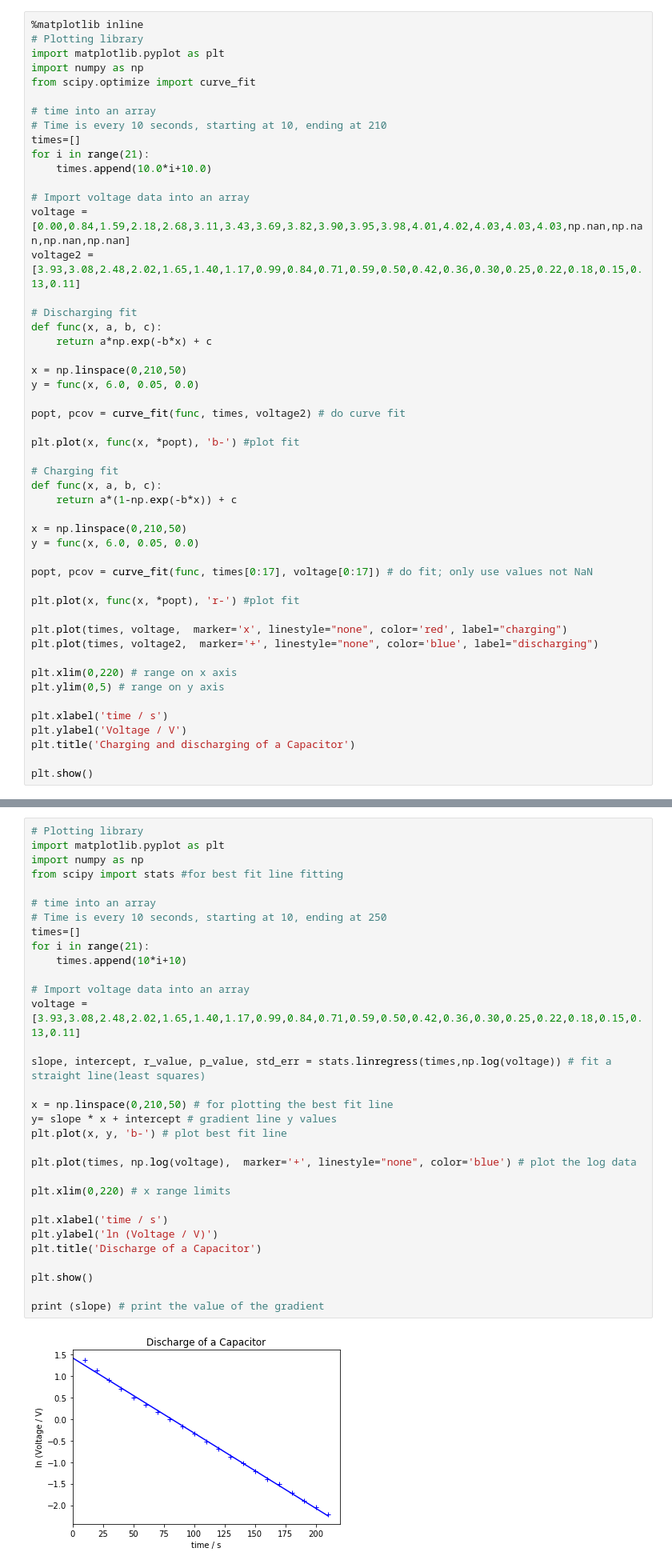
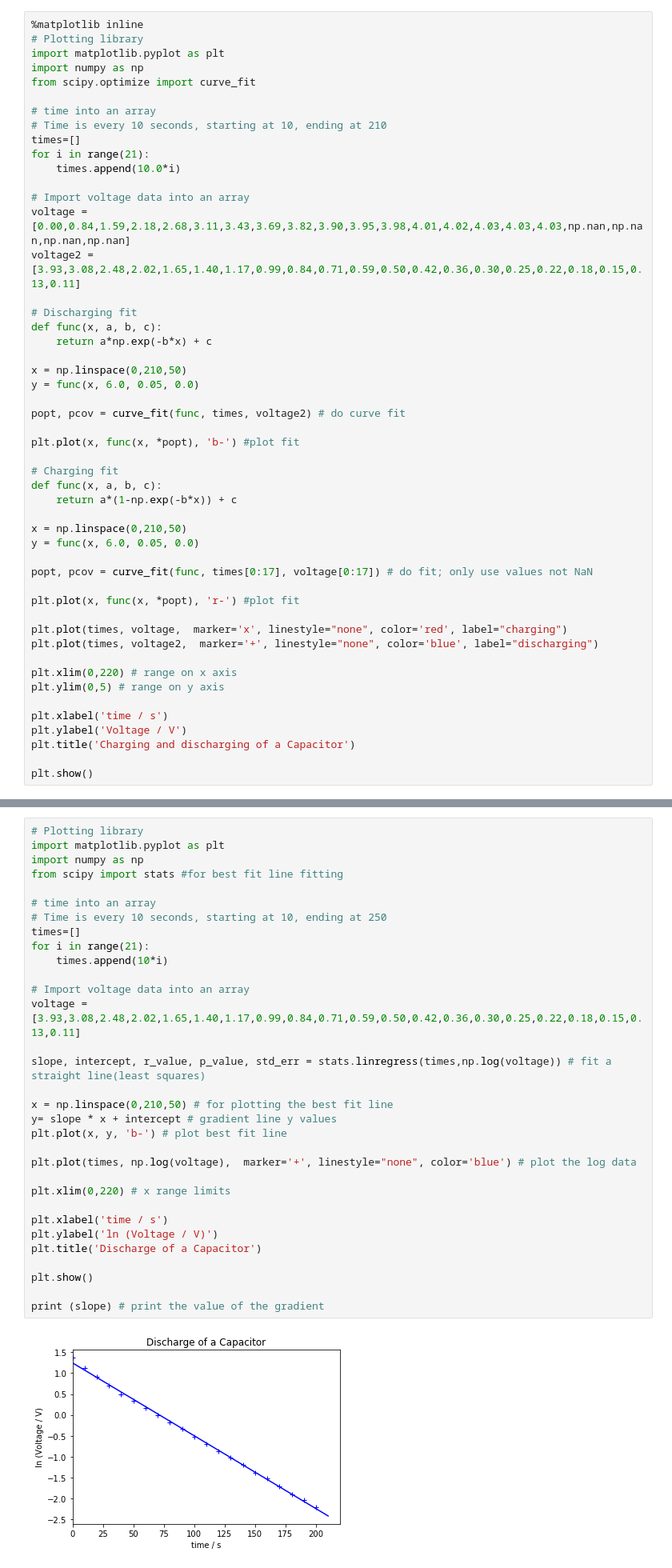
Before and after one commit to andrewcnorman/aqa-alevel-practicals, a Jupyter notebook: capacitorcharge-discharge-writeup.ipynb, the cells around one changed output, grey strips where cells are left out. Shown: that part at 80% size. Saved outputs shown, nothing was run; the diff lists cells and outputs as text.

```diff
--- a/capacitorcharge-discharge-writeup.ipynb
+++ b/capacitorcharge-discharge-writeup.ipynb
@@ -86,7 +86,7 @@ from scipy.optimize import curve_fit
 # Time is every 10 seconds, starting at 10, ending at 210
 times=[]
 for i in range(21):
-    times.append(10.0*i+10.0)
+    times.append(10.0*i)
 
 # Import voltage data into an array
 voltage = [0.00,0.84,1.59,2.18,2.68,3.11,3.43,3.69,3.82,3.90,3.95,3.98,4.01,4.02,4.03,4.03,4.03,np.nan,np.nan,np.nan,np.nan]
@@ -145,35 +145,35 @@ Here is this second plot:
 import matplotlib.pyplot as plt
 import numpy as np
 from scipy import stats #for best fit line fitting
 
 # time into an array
 # Time is every 10 seconds, starting at 10, ending at 250
 times=[]
 for i in range(21):
-    times.append(10*i+10)
+    times.append(10*i)
 
 # Import voltage data into an array
 voltage = [3.93,3.08,2.48,2.02,1.65,1.40,1.17,0.99,0.84,0.71,0.59,0.50,0.42,0.36,0.30,0.25,0.22,0.18,0.15,0.13,0.11]
 
 slope, intercept, r_value, p_value, std_err = stats.linregress(times,np.log(voltage)) # fit a straight line(least squares)
 
 x = np.linspace(0,210,50) # for plotting the best fit line
 y= slope * x + intercept # gradient line y values
 plt.plot(x, y, 'b-') # plot best fit line
 
 plt.plot(times, np.log(voltage),  marker='+', linestyle="none", color='blue') # plot the log data
 
 plt.xlim(0,220) # x range limits
 
 plt.xlabel('time / s')
 plt.ylabel('ln (Voltage / V)')
 plt.title('Discharge of a Capacitor')
 
 plt.show()
 
 print (slope) # print the value of the gradient
 # %% [output]
-[figure, old version]
+[figure, new version]
 -0.0174717803181
 # %% [markdown]
 The value of the gradient (representing $-1/RC$ in s$^{-1}$) gives a value of $RC=\SI{57}{s}$, which is quite a way from the $\SI{48}{s}$ I expected it to be.
```
Also changed, not shown: parts of 1 cell of this notebook.
